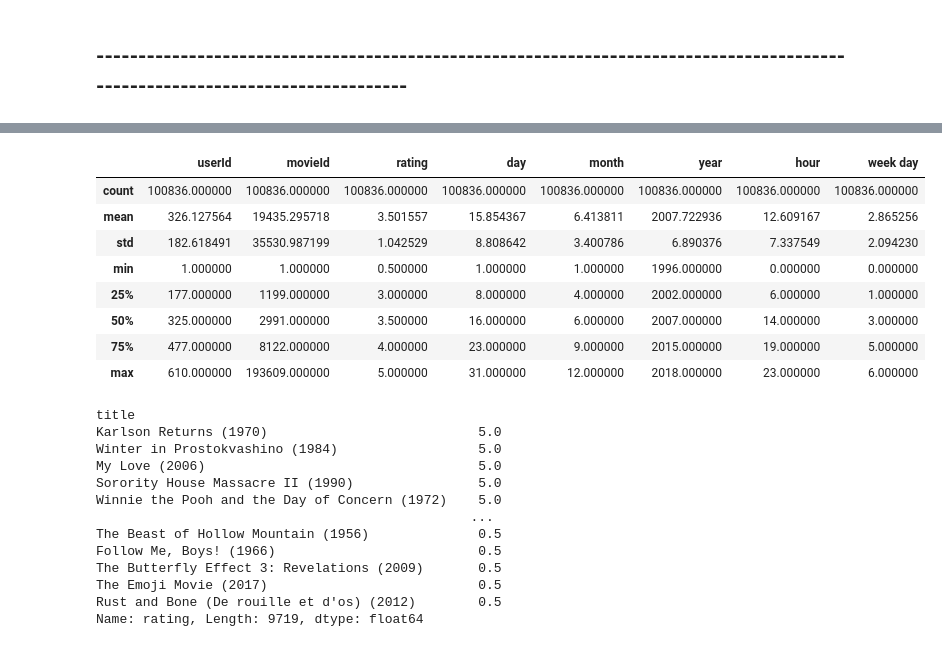
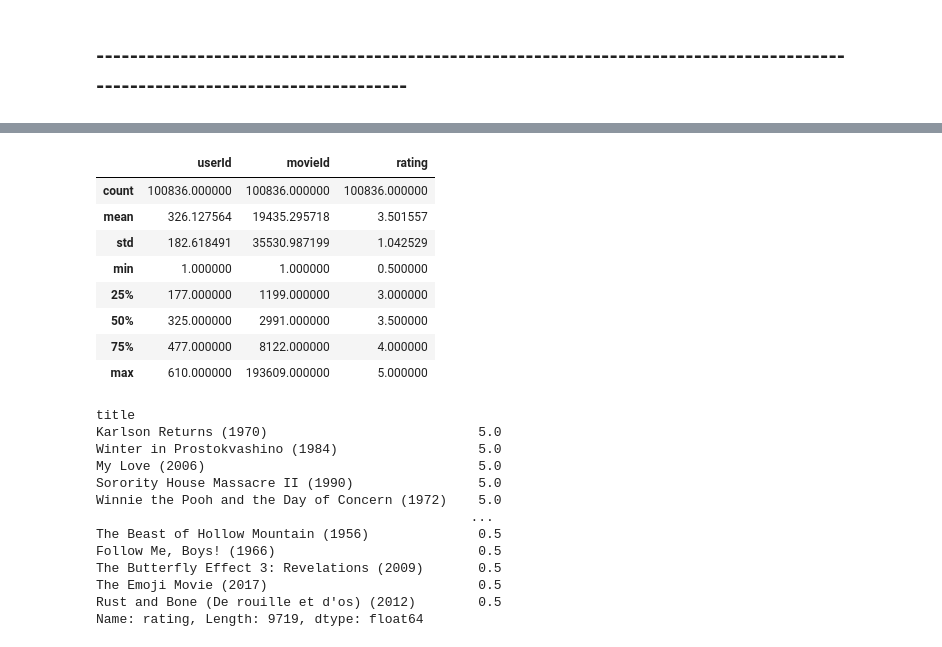
Before and after one commit to mohammad-khamlan/Movie-Recommendation-System, a Jupyter notebook: Movie Recommendation.ipynb, the cells around one changed output, grey strips where cells are left out. Drawn from its saved outputs; the diff is of its cells as text; code cells hidden in the pictures.

```diff
--- a/Movie Recommendation.ipynb
+++ b/Movie Recommendation.ipynb
@@ -96,3 +83,12 @@ def convert_timestamp(data):
+# %%
+def convert_timestamp(data):
+    date = []
+    for timestamp in data["timestamp"]:
+        to_date = datetime.fromtimestamp(timestamp).strftime('%d-%m-%y')
+        date.append(to_date)
+    data["date"] = date
+    del data["timestamp"]
+    return data
 # %%
 ratings
 # %% [output]
@@ -210,21 +166,3 @@ links.describe()
 | max | 193609.000000 | 8.391976e+06 | 525662.000000 |
 # %% [markdown]
 ## ------------------------------------------------------------------------------------------------------------------------------
-# %%
-title = []
-link = []
-genres = []
-
-for Id in ratings["movieId"]:
-    movie_name = movies[movies["movieId"] == Id]["title"]
-    title.append(movie_name.values[0])
-
-    movie_links = links[links["movieId"] == Id]["imdbId"]
-    link.append("www.imdb.com/title/tt" + str(movie_links.values[0]))
-
-    movie_genres = movies[movies["movieId"] == Id]["genres"]
-    genres.append(movie_genres.values[0])
-
-ratings["title"] = title
-ratings["link"] = link
-ratings["genres"] = genres
@@ -246,0 +169,7 @@ ratings
+# %%
+data = ratings.merge(movies,on='movieId')
+data = data.merge(links,on='movieId')
+data = data.drop(columns = 'tmdbId')
+data["imdbId"] = "www.imdb.com/title/tt" + data["imdbId"].astype(str)
+data.rename(columns = {'imdbId':'link'}, inplace = True)
+data['published year'] = data.title.str.extract('(\(\d\d\d\d\))',expand=False)
@@ -247,13 +233,13 @@ ratings
 # %%
-ratings.describe()
+data.describe()
 # %% [output]
-|  | userId | movieId | rating | day | month | year | hour | week day |
-| count | 100836.000000 | 100836.000000 | 100836.000000 | 100836.000000 | 100836.000000 | 100836.000000 | 100836.000000 | 100836.000000 |
-| mean | 326.127564 | 19435.295718 | 3.501557 | 15.854367 | 6.413811 | 2007.722936 | 12.609167 | 2.865256 |
-| std | 182.618491 | 35530.987199 | 1.042529 | 8.808642 | 3.400786 | 6.890376 | 7.337549 | 2.094230 |
-| min | 1.000000 | 1.000000 | 0.500000 | 1.000000 | 1.000000 | 1996.000000 | 0.000000 | 0.000000 |
-| 25% | 177.000000 | 1199.000000 | 3.000000 | 8.000000 | 4.000000 | 2002.000000 | 6.000000 | 1.000000 |
-| 50% | 325.000000 | 2991.000000 | 3.500000 | 16.000000 | 6.000000 | 2007.000000 | 14.000000 | 3.000000 |
-| 75% | 477.000000 | 8122.000000 | 4.000000 | 23.000000 | 9.000000 | 2015.000000 | 19.000000 | 5.000000 |
-| max | 610.000000 | 193609.000000 | 5.000000 | 31.000000 | 12.000000 | 2018.000000 | 23.000000 | 6.000000 |
+|  | userId | movieId | rating |
+| count | 100836.000000 | 100836.000000 | 100836.000000 |
+| mean | 326.127564 | 19435.295718 | 3.501557 |
+| std | 182.618491 | 35530.987199 | 1.042529 |
+| min | 1.000000 | 1.000000 | 0.500000 |
+| 25% | 177.000000 | 1199.000000 | 3.000000 |
+| 50% | 325.000000 | 2991.000000 | 3.500000 |
+| 75% | 477.000000 | 8122.000000 | 4.000000 |
+| max | 610.000000 | 193609.000000 | 5.000000 |
 # %%
```
Also changed, not shown: parts of 65 cells of this notebook, 2 other files.
